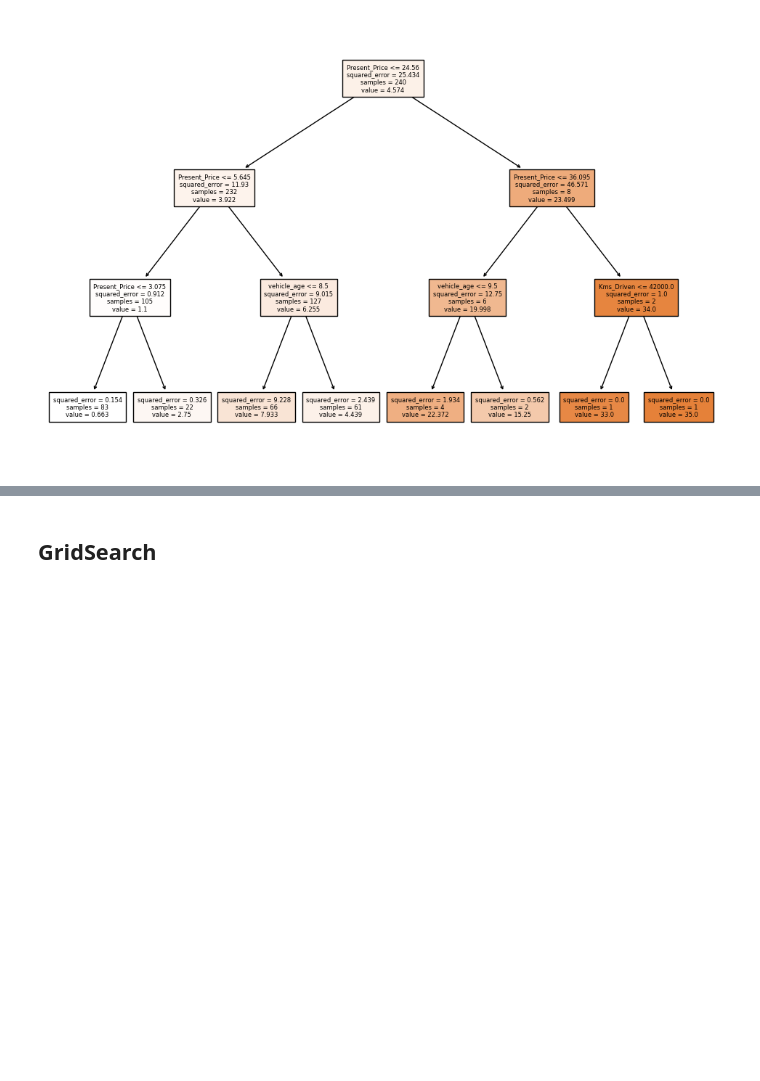
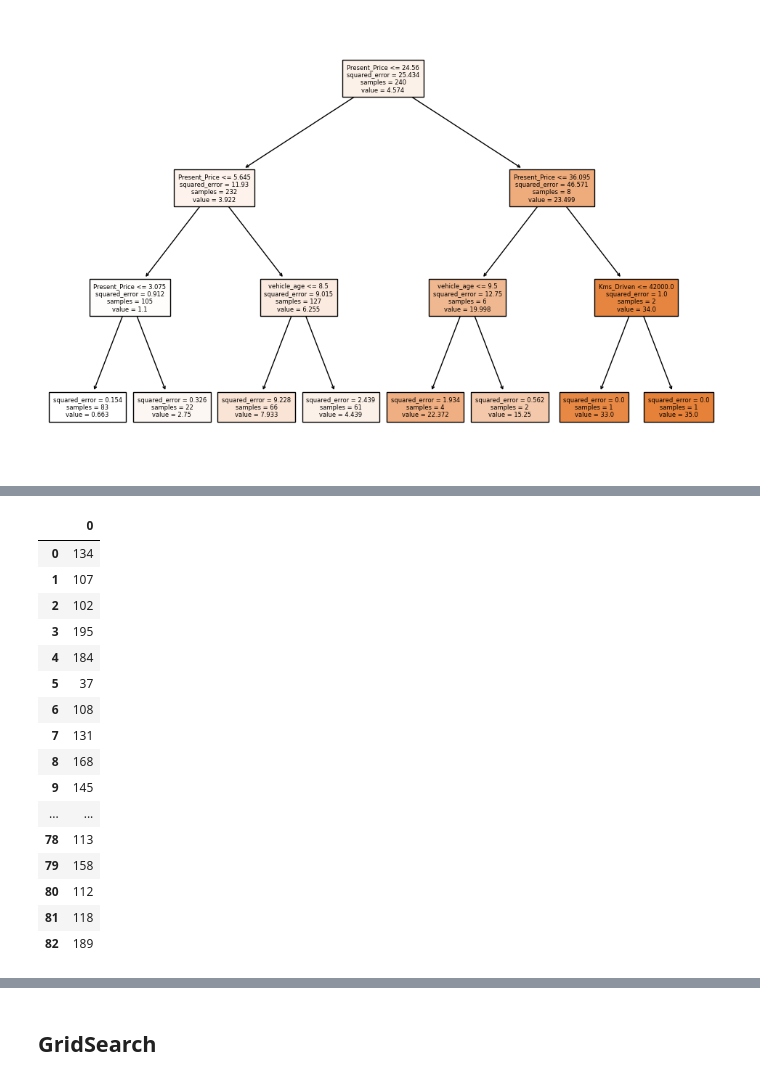
Before and after one commit to pir23oguz/B_150, a Jupyter notebook: My_ml/8-Decision Tree Regressor 31.07.2023.ipynb, the cells around one changed output, grey strips where cells are left out. Saved outputs shown, nothing was run; the diff lists cells and outputs as text; code cells hidden in the pictures; blank space fills up the shorter version.

```diff
--- a/My_ml/8-Decision Tree Regressor 31.07.2023.ipynb
+++ b/My_ml/8-Decision Tree Regressor 31.07.2023.ipynb
@@ -305,0 +310,21 @@ df.iloc[indexex]
+# %%
+ucuz_gidenler = pd.DataFrame(sample_indices_in_leaf)
+ucuz_gidenler
+# %% [output]
+|  | 0 |
+| 0 | 134 |
+| 1 | 107 |
+| 2 | 102 |
+| 3 | 195 |
+| 4 | 184 |
+| 5 | 37 |
+| 6 | 108 |
+| 7 | 131 |
+| 8 | 168 |
+| 9 | 145 |
+| ... | ... |
+| 78 | 113 |
+| 79 | 158 |
+| 80 | 112 |
+| 81 | 118 |
+| 82 | 189 |
```
Also changed, not shown: parts of 18 cells of this notebook.
